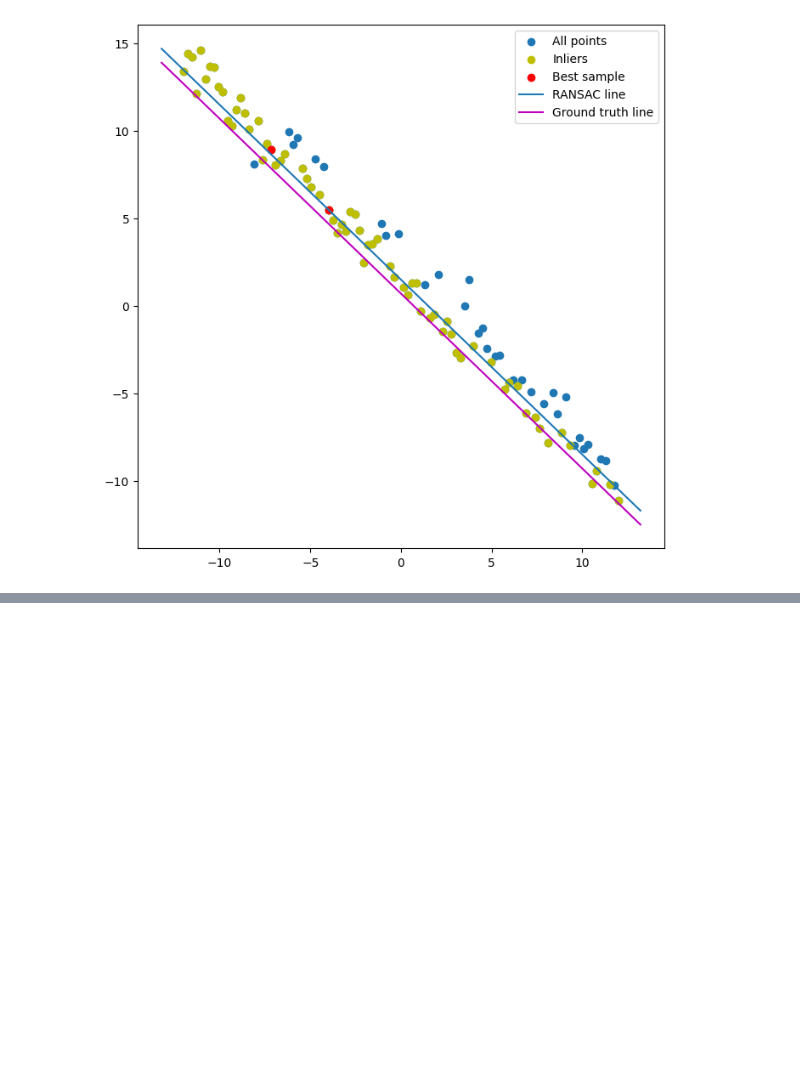
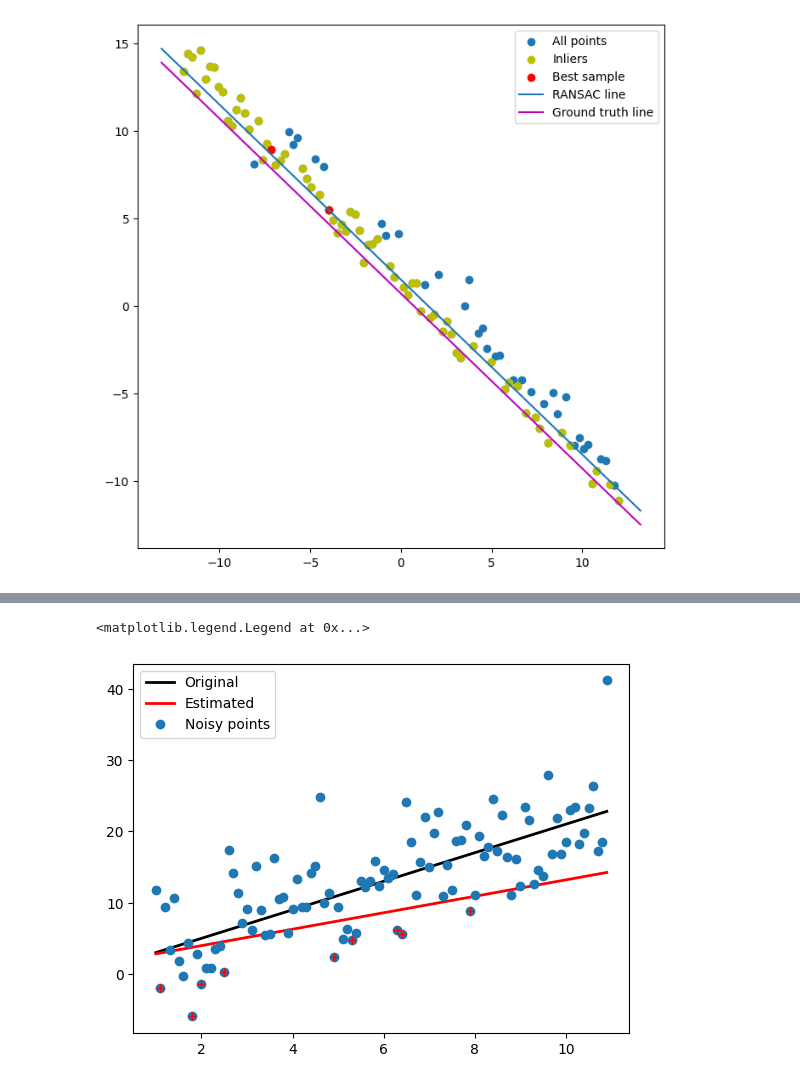
Before and after one commit to RPX2001/Computer-Vision-Codes, a Jupyter notebook: Fitting.ipynb, the cells around one changed output, grey strips where cells are left out. Saved outputs shown, nothing was run; the diff lists cells and outputs as text; code cells hidden in the pictures; blank space fills up the shorter version.

Commit message:
RANSAC

```diff
--- a/Fitting.ipynb
+++ b/Fitting.ipynb
@@ -231,3 +231,72 @@ A better model found ...  [0.72947701 0.68400533 1.02224171] 13.44640805316207
 Best line model [0.72947701 0.68400533 1.02224171]
 <matplotlib.legend.Legend at 0x...>
 [figure]
+# %%
+# RANSAC
+
+%matplotlib inline
+import numpy as np
+import matplotlib.pyplot as plt
+import scipy.linalg
+
+m = 2
+c = 1
+xo = np.arange(1,11, 0.1) # Un-corrupted x
+mu, sigma = 0, 5 # mean and standard deviation
+#x = xo + np.random.normal(mu, sigma, len(xo)) # noisy x
+x = xo
+n = np.random.normal(mu, sigma, len(xo))
+o = np.zeros(x.shape)
+o[-1] = 20 # Outliers
+y = m*x + c + n + o
+
+def line(x,y):
+    m = (y[1] - y[0])/(x[1] - x[0])
+    b = y[0] - m*x[0]
+    print("m, b:", m, b)
+    return m, -1, b
+
+def distance(parameters, x, y):
+    a = parameters[0]
+    b = parameters[1]
+    d = parameters[2]
+    return (a*x + b*y - d)**2
+
+
+thresh = 10
+s = 2
+loop = True
+consensus = []
+while loop:
+    samples = np.random.choice(len(x), 2, replace=False)
+    print("Samples", samples)
+    xs = x[samples]
+    ys = y[samples]
+    print(xs,ys)
+    parameters = line(xs,ys)
+    print(distance(parameters, x, y) )
+    consensus =  distance(parameters, x, y) < thresh
+    print('Consensus: ', consensus)
+    print("Lenght:", sum(consensus))
+    if sum(consensus) >= 2:
+        loop = False
+
+
+xc = x[consensus]
+yc = y[consensus]
+print("xc:", xc)
+print("yc", yc)
+X = np.concatenate([xc.reshape(len(xc),1), np.ones((len(xc), 1))], axis=1)
+print(X.transpose()@X)
+B = np.linalg.pinv(X.T@X)@X.T@yc
+print(B)
+mstar = B[0]
+cstar = B[1]
+
+plt.plot([x[0], x[-1]], [m*x[0] + c, m*x[-1]+c], color='k', linestyle='-', linewidth=2, label=r'Original')
+plt.plot([x[0], x[-1]], [mstar*x[0] + c, mstar*x[-1]+cstar],
+         color='r', linestyle='-', linewidth=2, label=r'Estimated')
+plt.plot(x,y, 'o', label='Noisy points')
+plt.plot(xc, yc, '+', color='r')
+plt.legend(loc='best')
+# %% [output]
@@ -233,0 +320,2 @@ Best line model [0.72947701 0.68400533 1.02224171]
+<matplotlib.legend.Legend at 0x...>
+[figure, added]
```
Also changed, not shown: parts of 1 cell of this notebook.
